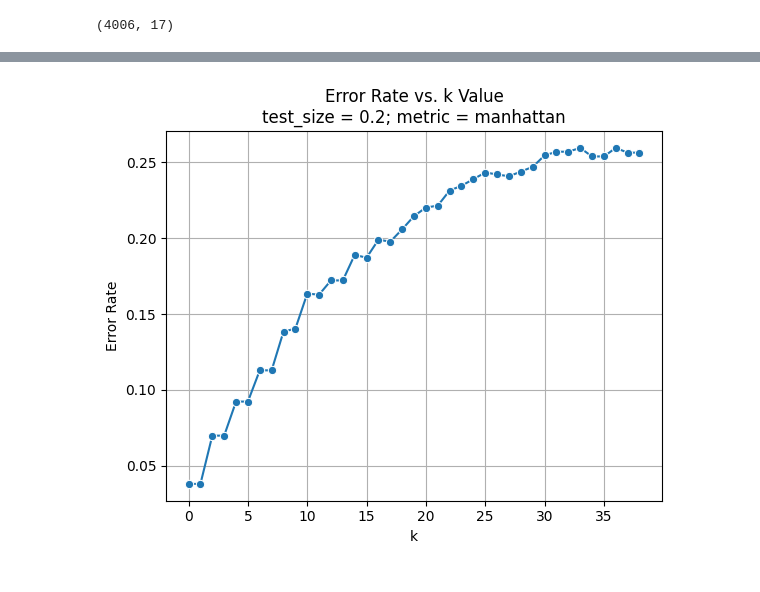
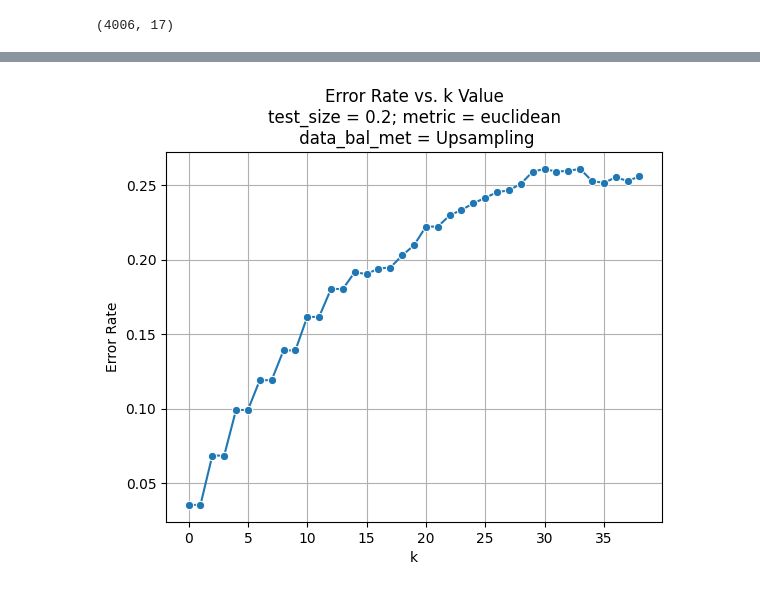
Before and after one commit to andysontran/13-CHL5230-F23, a Jupyter notebook: stroke_pred_KNN_model.ipynb, the cells around one changed output, grey strips where cells are left out. Drawn from its saved outputs; the diff is of its cells as text; code cells hidden in the pictures.

```diff
--- a/stroke_pred_KNN_model.ipynb
+++ b/stroke_pred_KNN_model.ipynb
@@ -276,6 +273,8 @@ X = data_up[['gender','age','hypertension','heart_disease','ever_married',
 y = data_up['stroke']
 # Test size used
 size = 0.2
+# Data balancing method used
+data_bal_met = 'Upsampling'
 ##
 
 # Split data into training and testing sets
@@ -328,29 +327,29 @@ Feature: smoking_status_Unknown, Score: 0.01430
 # %%
 ## CONSTANTS
 # Test size used
 size = 0.2
 # Distance metric used
-met = 'manhattan'
+met = 'euclidean'
 ##
 
 # Check error rate for k = 1 to 40
 error_rate = []
 
 for k in range(1, 40):
   knn = KNeighborsClassifier(n_neighbors = k, metric = met)
   knn.fit(X_train, y_train)
   y_pred = knn.predict(X_test)
   error_rate.append(1 - accuracy_score(y_test, y_pred))
 
 # Plot line graph of error rate
 sns.lineplot(error_rate, marker = 'o')
 plt.grid(True)
 plt.xlabel('k')
 plt.ylabel('Error Rate')
-plt.title('Error Rate vs. k Value\ntest_size = ' + str(size) + '; metric = ' + met)
+plt.title('Error Rate vs. k Value\ntest_size = ' + str(size) + '; metric = ' + met + '\n data_bal_met = ' + data_bal_met)
 plt.show()
 # %% [output]
-[figure, old version]
+[figure, new version]
 # %%
 # Import necessary libraries
 from sklearn.model_selection import train_test_split
```
Also changed, not shown: parts of 32 cells of this notebook.
